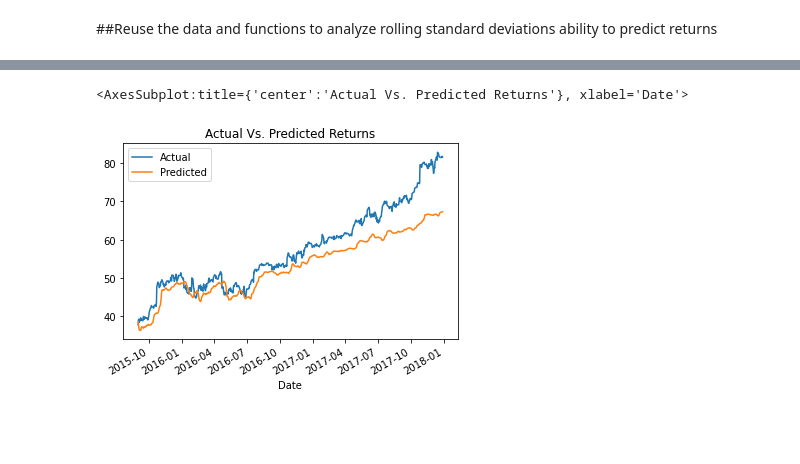
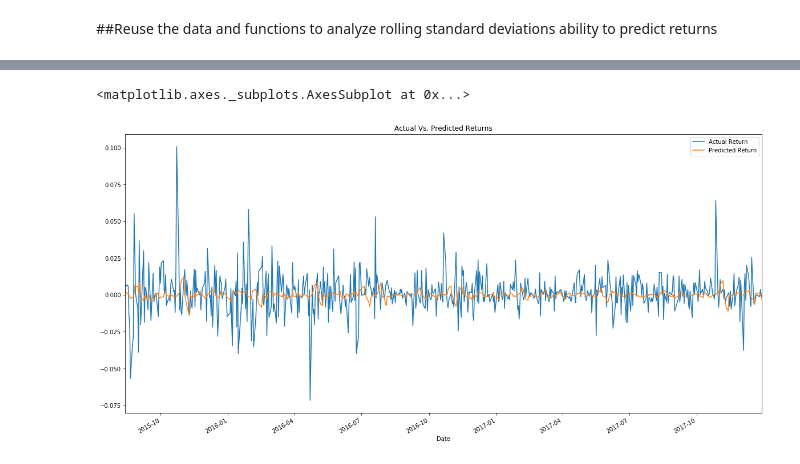
Before and after one commit to somyapanda/Project_2, a Jupyter notebook: Daryl/Neural_Network_Stock_Predictions.ipynb, the cells around one changed output, grey strips where cells are left out. Saved outputs shown, nothing was run; the diff lists cells and outputs as text; code cells hidden in the pictures; blank space fills up the shorter version.

```diff
--- a/Daryl/Neural_Network_Stock_Predictions.ipynb
+++ b/Daryl/Neural_Network_Stock_Predictions.ipynb
@@ -417,11 +545,11 @@ stocks.plot(title="Actual Vs. Predicted Returns")
 # %%
 # Creating the features (X) and target (y) data using the window_data() function.
-# Here we are using rolling standard deviations of daily returns to predict future returns
-price_window = 10
-window_size = price_window
+# Here we are using rolling standard deviations of daily returns to predict future prices
 
-feature_column = 0
+window_size = window
+
+feature_column = 2
 target_column = 0
 X, y = window_data(ticker_df, window_size, feature_column, target_column)
-print (f"X sample values:\n{X[:5]} \n")
-print (f"y sample values:\n{y[:5]}")
+#print (f"X sample values:\n{X[:5]} \n")
+#print (f"y sample values:\n{y[:5]}")
@@ -490,7 +581,7 @@ model = Sequential()
 
 # Initial model setup
 #number of units should equal the window size
-number_units = price_window
+number_units = window
 dropout_fraction = 0.2
 
 # Layer 1
@@ -578,11 +669,24 @@ predicted_prices = scaler.inverse_transform(predicted)
 real_prices = scaler.inverse_transform(y_test.reshape(-1, 1))
 # %%
 # Create a DataFrame of Real and Predicted values
-stocks = pd.DataFrame({
+std_dev_prices = pd.DataFrame({
     "Actual": real_prices.ravel(),
     "Predicted": predicted_prices.ravel()
 }, index = ticker_df.index[-len(real_prices): ])
 
+std_dev_prices["Actual Return"] = std_dev_prices["Actual"].pct_change()
+std_dev_prices["Predicted Return"] = std_dev_prices["Predicted"].pct_change()
+std_dev_prices["Actual Trading Signal"] = np.where(
+   std_dev_prices["Actual Return"] > 0, 1.0, 0
+)
+
+std_dev_prices["Predicted Trading Signal"] = np.where(
+    std_dev_prices["Predicted Return"] > 0, 1.0, 0
+)
+std_dev_prices["Actual Entry/Exit"] = std_dev_prices["Actual Trading Signal"].diff()
+std_dev_prices["Predicted Entry/Exit"] = std_dev_prices["Predicted Trading Signal"].diff()
+std_dev_prices = std_dev_prices.dropna()
+
 # Show the DataFrame's head
-stocks.head(10)
+std_dev_prices.head(10)
 # %% [output]
@@ -616,7 +720,7 @@ stocks.tail(10)
 # %%
 # Plot real returns vs predicted returns
 # Using rolling standard deviations of daily returns to predict future returns
-stocks.plot(title="Actual Vs. Predicted Returns")
+std_dev_prices[["Actual Return", "Predicted Return"]].plot(title="Actual Vs. Predicted Returns", figsize=(20,10))
 # %% [output]
-<AxesSubplot:title={'center':'Actual Vs. Predicted Returns'}, xlabel='Date'>
+<matplotlib.axes._subplots.AxesSubplot at 0x...>
-[figure, old version]
+[figure, new version]
```
Also changed, not shown: parts of 33 cells of this notebook, 4 other files.
